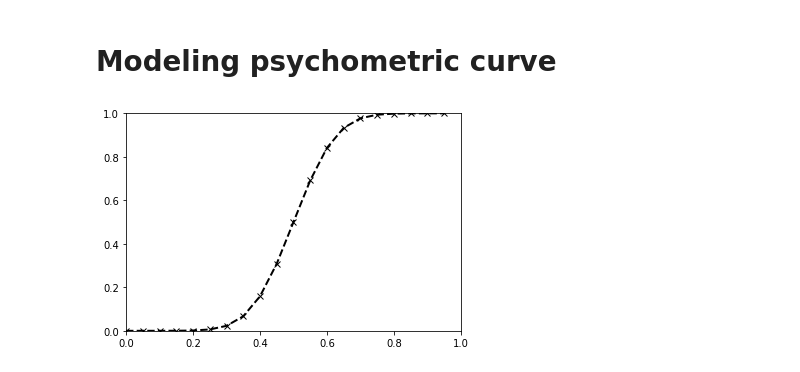
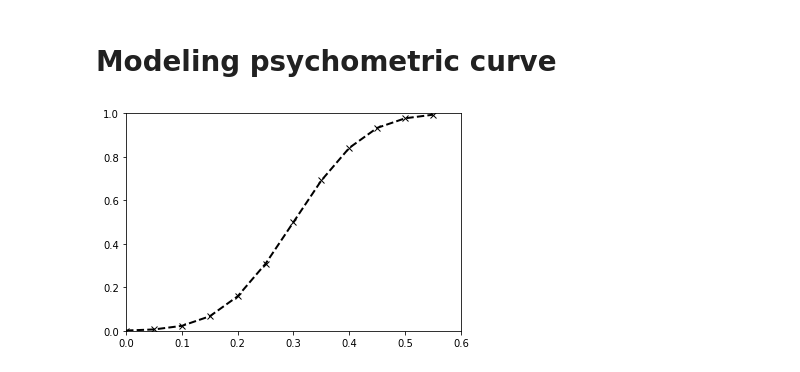
Before and after one commit to sumiyaabdi/PRF_Experiment_Checkers, a Jupyter notebook: Experiment/analysis/analysis.ipynb, the cells around one changed output. Cells and saved outputs as stored; diff of their text form; code cells hidden in the pictures.

```diff
--- a/Experiment/analysis/analysis.ipynb
+++ b/Experiment/analysis/analysis.ipynb
@@ -76,8 +105,8 @@ def model_pr():
     sd / scale
     '''
 
-    stim_x = np.arange(0,1,0.05)
-    mu = 0.5
+    stim_x = np.arange(0,0.6,0.05)
+    mu = 0.3
     sd = 0.1
 
     model_pr = norm.cdf(stim_x, mu,sd)
@@ -86,8 +115,8 @@ def model_pr():
 # %%
 x,pr = model_pr()
 plt.plot(x, pr, color='k', marker='x', lw=2, ls='--')
-plt.xlim(0,1)
+plt.xlim(0,0.6)
 plt.ylim(0,1)
 plt.show()
 # %% [output]
-[figure, old version]
+[figure, new version]
```
Also changed, not shown: parts of 6 cells of this notebook, 1 other file.
